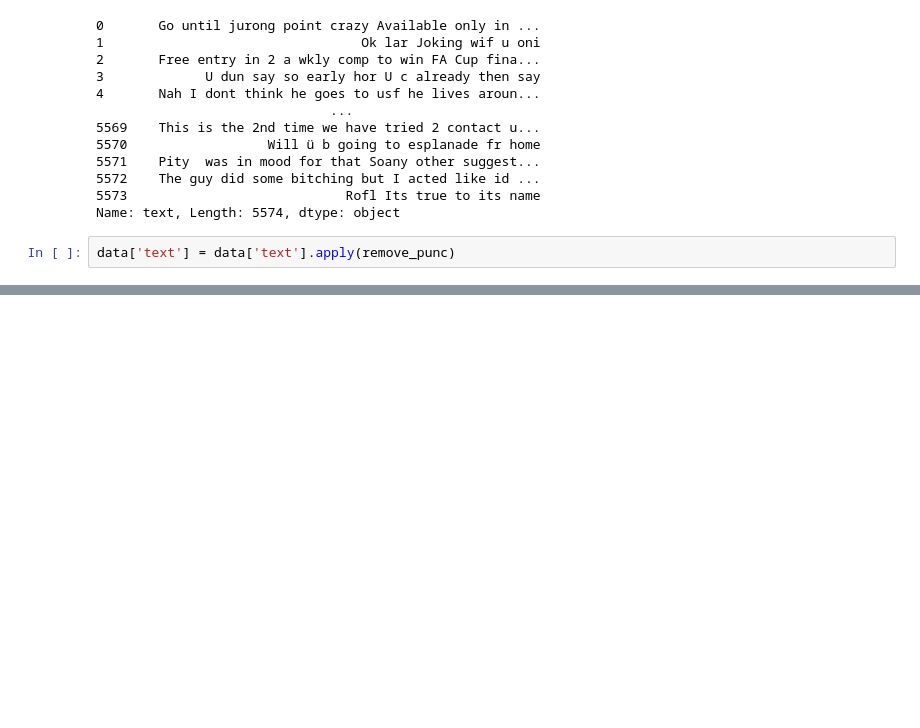
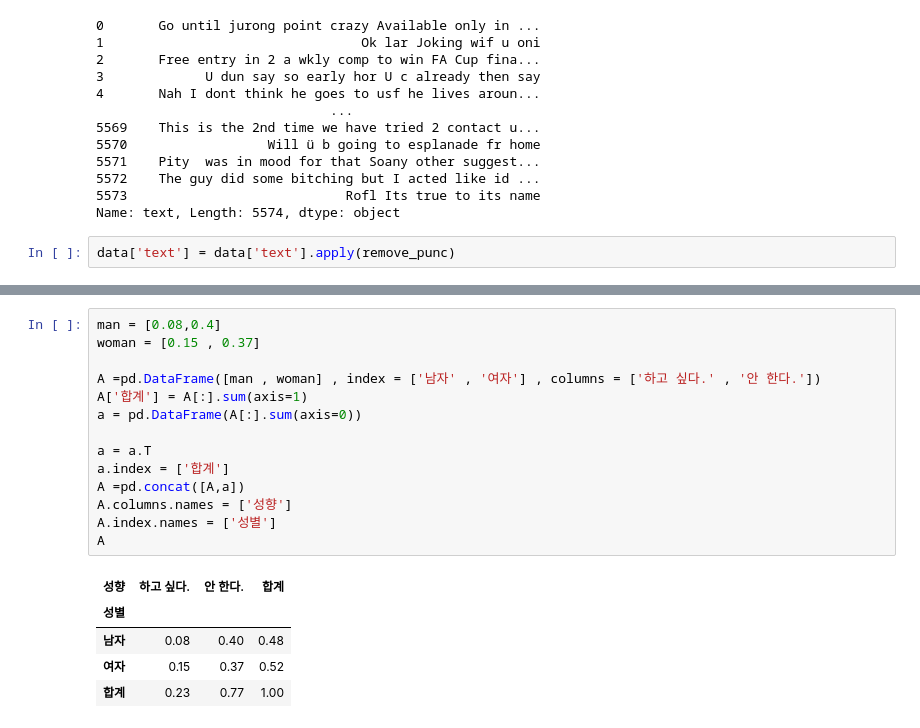
Before and after one commit to andypsh/BIGDATA2022, a Jupyter notebook: 머신러닝/나이브 베이즈/스팸문자 필터링.ipynb, the cells around one changed output, grey strips where cells are left out. Cells and saved outputs as stored; diff of their text form; blank space fills up the shorter version.

```diff
--- a/머신러닝/나이브 베이즈/스팸문자 필터링.ipynb
+++ b/머신러닝/나이브 베이즈/스팸문자 필터링.ipynb
@@ -134,0 +335,20 @@ nltk.download('stopwords') # 불용어 목록 갖고 오기
+# %%
+man = [0.08,0.4]
+woman = [0.15 , 0.37]
+
+A =pd.DataFrame([man , woman] , index = ['남자' , '여자'] , columns = ['하고 싶다.' , '안 한다.'])
+A['합계'] = A[:].sum(axis=1)
+a = pd.DataFrame(A[:].sum(axis=0))
+
+a = a.T
+a.index = ['합계']
+A =pd.concat([A,a])
+A.columns.names = ['성향']
+A.index.names = ['성별']
+A
+# %% [output]
+| 성향 | 하고 싶다. | 안 한다. | 합계 |
+| 성별 |  |  |  |
+| 남자 | 0.08 | 0.40 | 0.48 |
+| 여자 | 0.15 | 0.37 | 0.52 |
+| 합계 | 0.23 | 0.77 | 1.00 |
```
Also changed, not shown: parts of 13 cells of this notebook, 3 other files.
